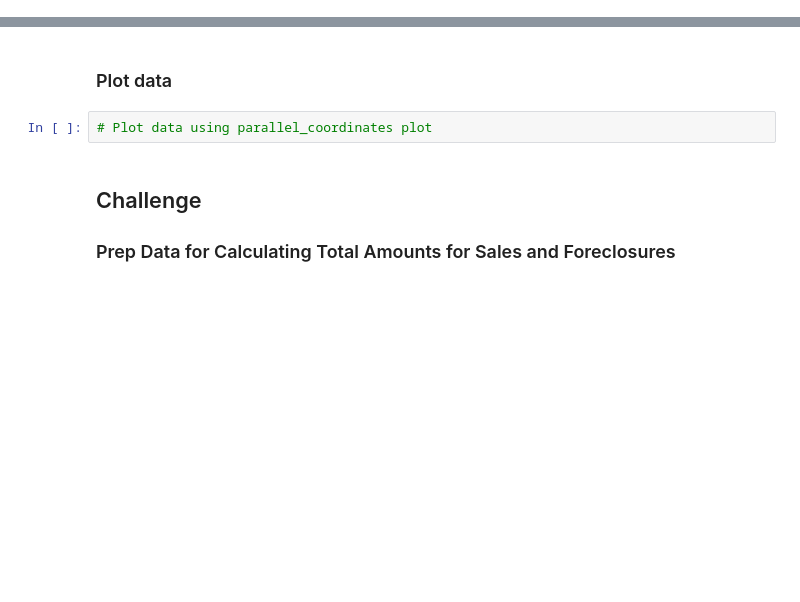
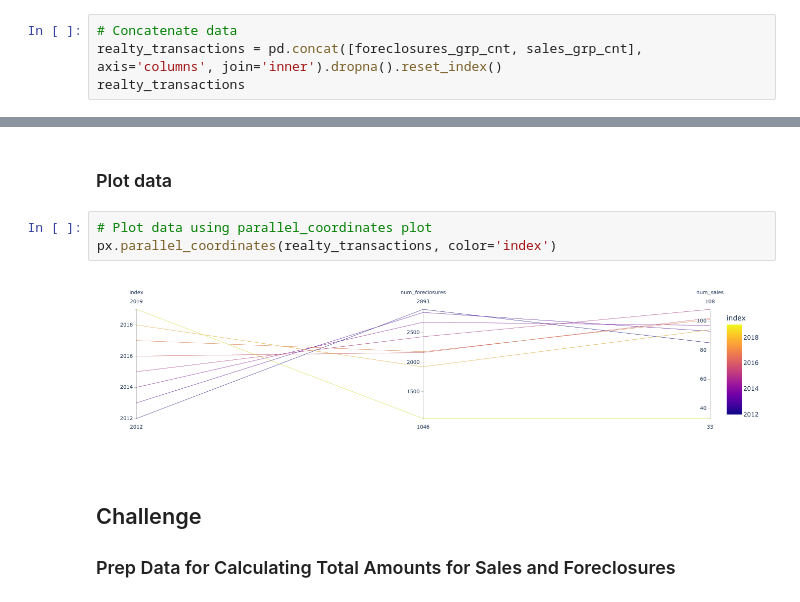
Before and after one commit to juil/fintech-uoftbootcamp, a Jupyter notebook: 06-pyviz/class2/Activities - Plotly/02-Stu_Parallel_Coordinates/Unsolved/plotting_in_parallel.ipynb, the cells around one changed output, grey strips where cells are left out. Saved outputs shown, nothing was run; the diff lists cells and outputs as text; blank space fills up the shorter version.

Commit message:
Plot parallel_coordinates

```diff
--- a/06-pyviz/class2/Activities - Plotly/02-Stu_Parallel_Coordinates/Unsolved/plotting_in_parallel.ipynb
+++ b/06-pyviz/class2/Activities - Plotly/02-Stu_Parallel_Coordinates/Unsolved/plotting_in_parallel.ipynb
@@ -60,0 +59,4 @@ filing_date
+# %%
+# Concatenate data
+realty_transactions = pd.concat([foreclosures_grp_cnt, sales_grp_cnt], axis='columns', join='inner').dropna().reset_index()
+realty_transactions
@@ -62,6 +74,9 @@ filing_date
  ### Plot data
 # %%
 # Plot data using parallel_coordinates plot
+px.parallel_coordinates(realty_transactions, color='index')
+# %% [output]
+[figure, added]
 # %% [markdown]
 ## Challenge
 
```
Also changed, not shown: parts of 2 cells of this notebook.
